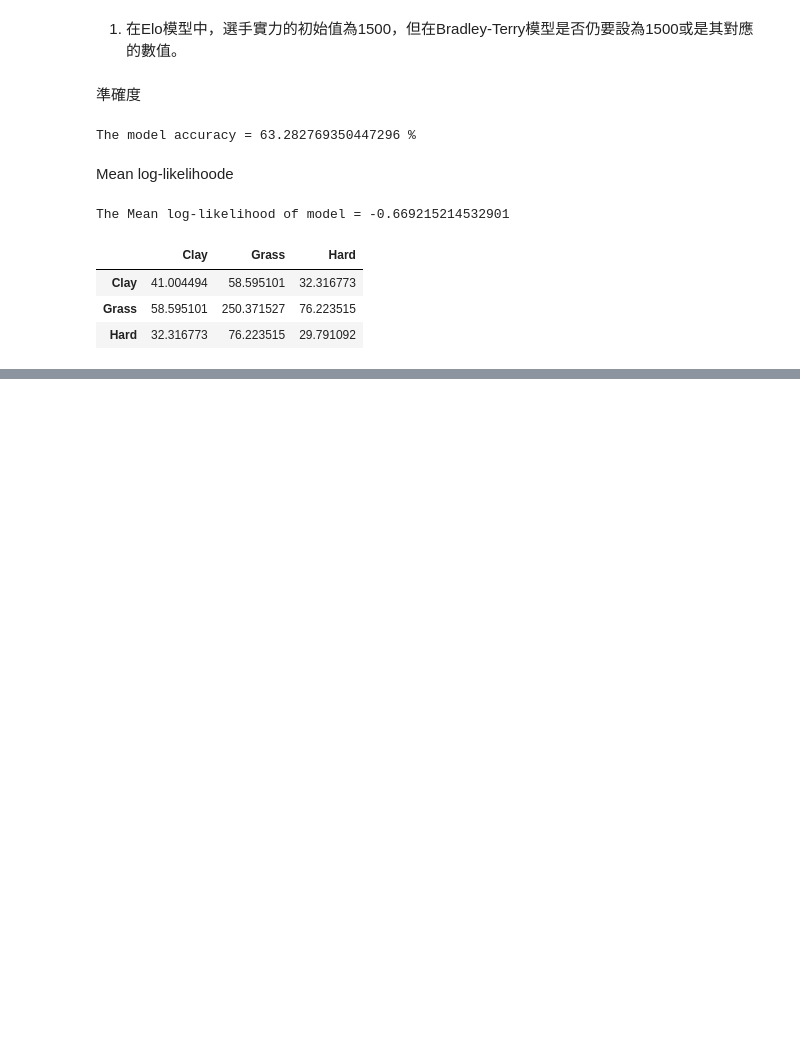
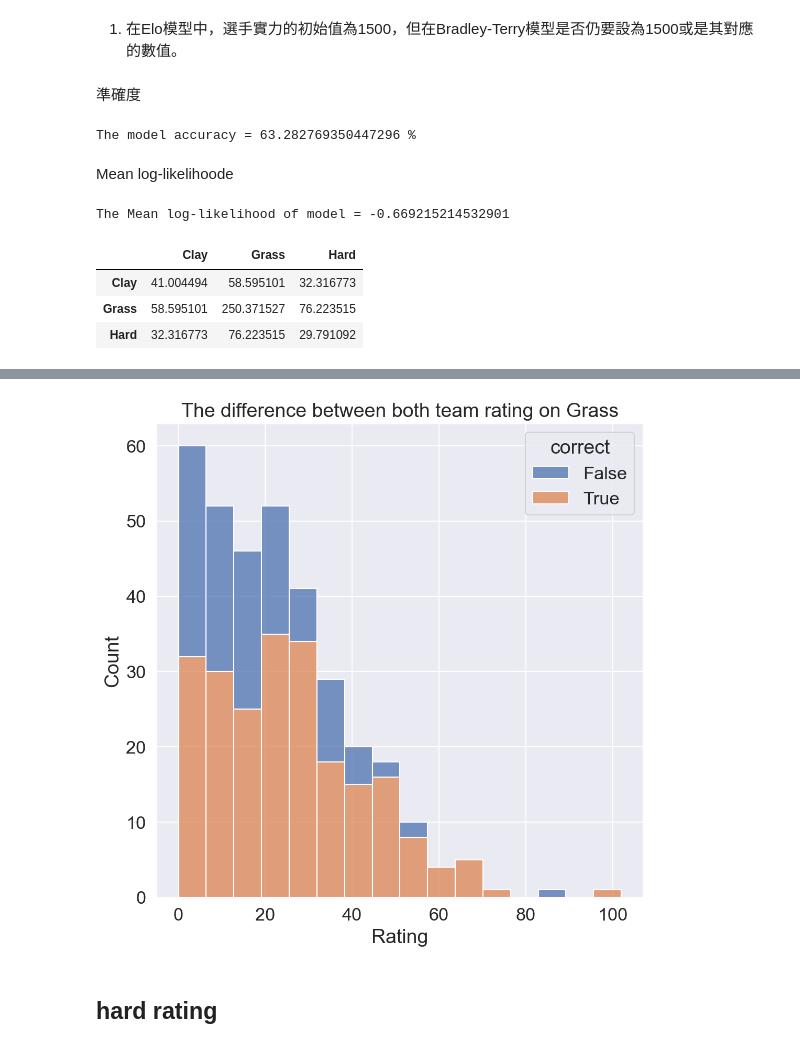
Before and after one commit to sinker048/thesis, a Jupyter notebook: Generalize Bradley-Terry Surface Model.ipynb, the cells around one changed output, grey strips where cells are left out. Drawn from its saved outputs; the diff is of its cells as text; code cells hidden in the pictures; blank space fills up the shorter version.

```diff
--- a/Generalize Bradley-Terry Surface Model.ipynb
+++ b/Generalize Bradley-Terry Surface Model.ipynb
@@ -655,0 +777,11 @@ covariance_mat
+# %%
+sns.set(font_scale = 1.5)
+plt.figure(figsize= (8,8),dpi =150)
+diff = sns.histplot(data = grass , x = grass['diff'],hue = 'correct',multiple="stack")
+diff.set(xlabel = 'Rating',
+         title = 'The difference between both team rating on Grass')
+plt.savefig('C:/Users/ching/Desktop/paper/image/grass_rating_diff.png')
+# %% [output]
+[figure, added]
+# %% [markdown]
+## hard rating
```
Also changed, not shown: parts of 14 cells of this notebook.
